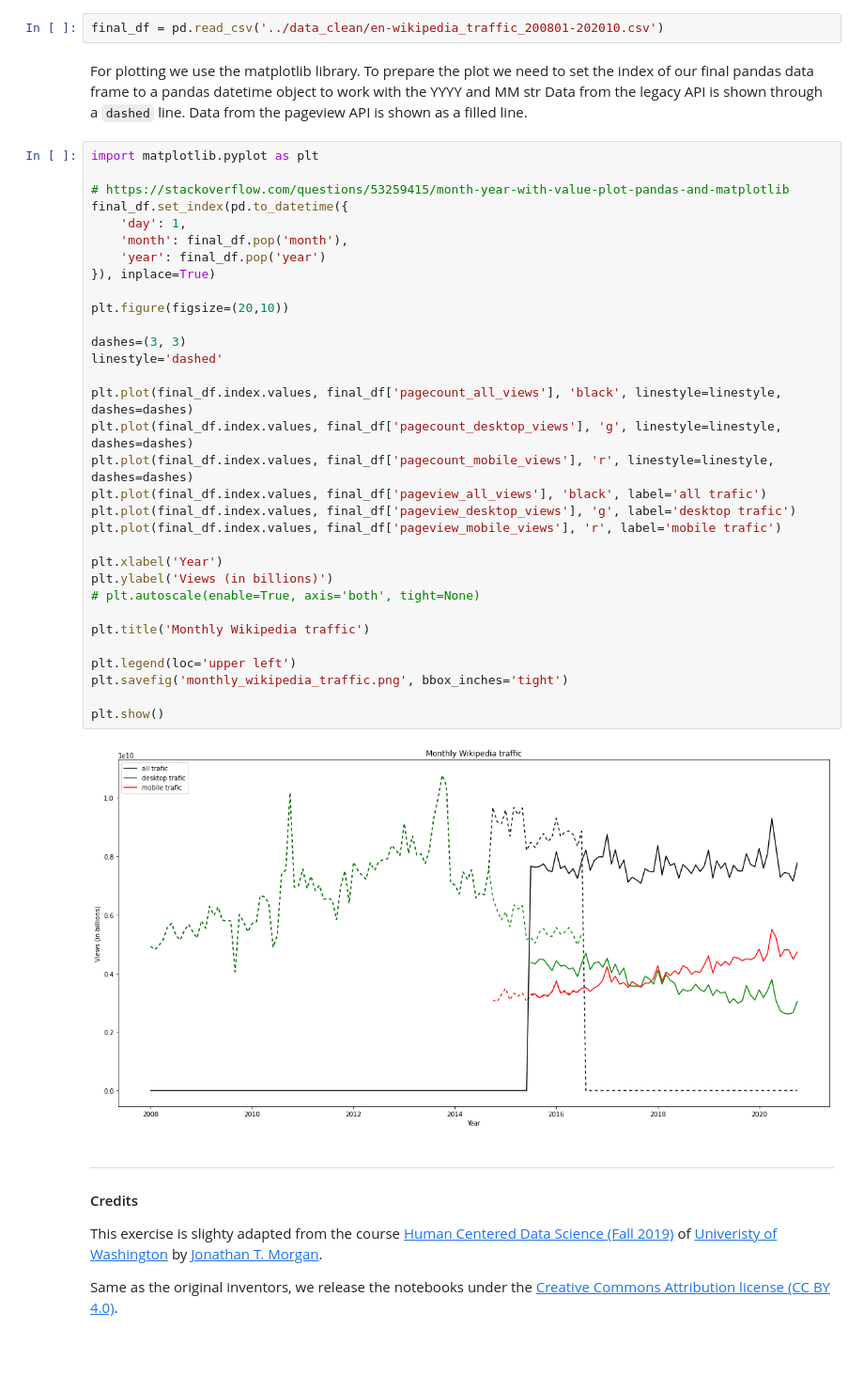
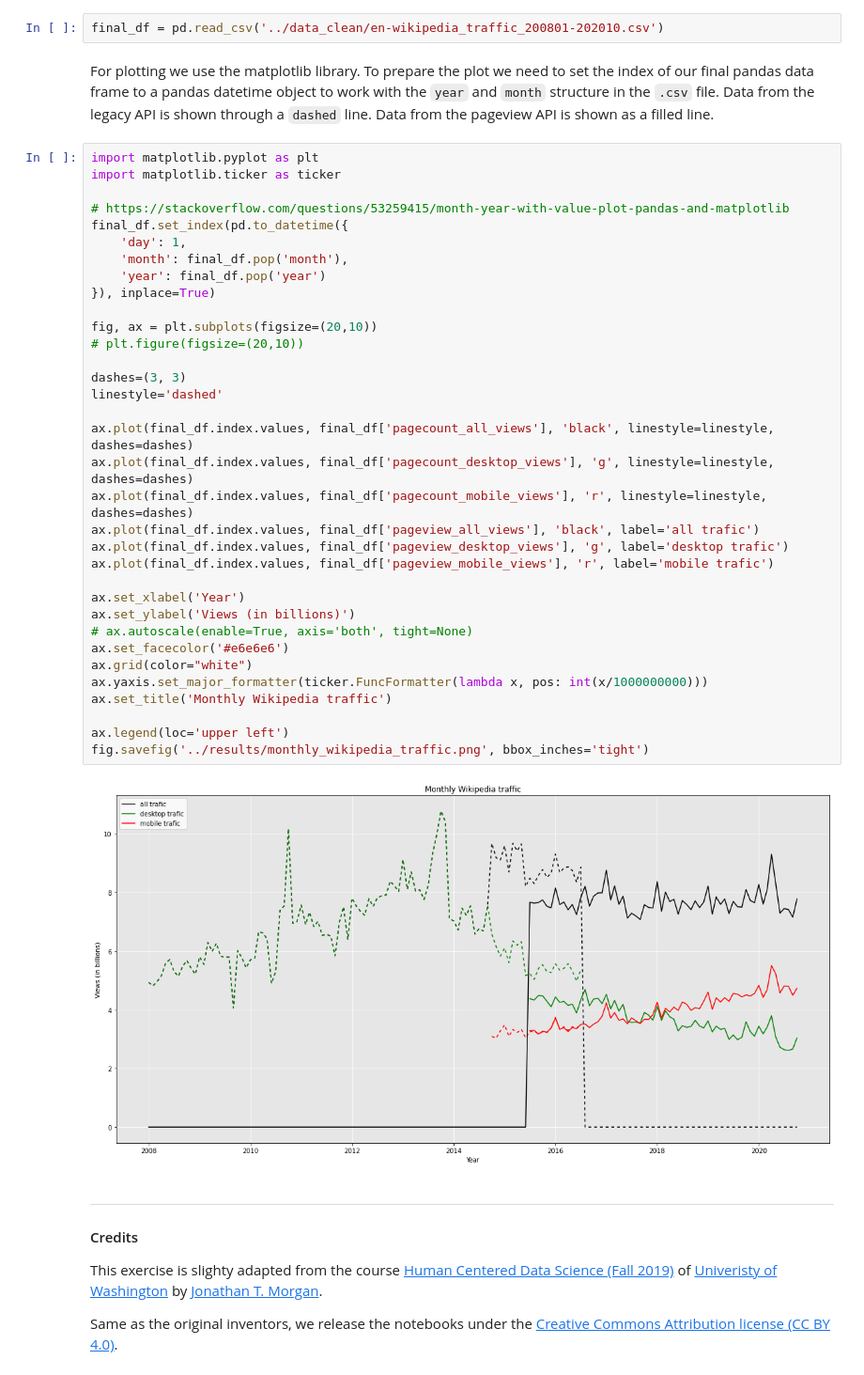
Before and after one commit to Arne117/A2-hcds-hcc-FU-WS_20, a Jupyter notebook: src/A2_ReproducibilityWorkflow.ipynb, the cells around one changed output. Shown: that part at 94% size. Drawn from its saved outputs; the diff is of its cells as text; blank space fills up the shorter version.

```diff
--- a/src/A2_ReproducibilityWorkflow.ipynb
+++ b/src/A2_ReproducibilityWorkflow.ipynb
@@ -179,43 +179,45 @@ First we load our data frame from the `.csv` file again:
 final_df = pd.read_csv('../data_clean/en-wikipedia_traffic_200801-202010.csv')
 # %% [markdown]
 For plotting we use the matplotlib library.
-To prepare the plot we need to set the index of our final pandas data frame to a pandas datetime object to work with the YYYY and MM str
+To prepare the plot we need to set the index of our final pandas data frame to a pandas datetime object to work with the `year` and `month` structure in the `.csv` file.
 Data from the legacy API is shown through a `dashed` line.
 Data from the pageview API is shown as a filled line.
 # %%
 import matplotlib.pyplot as plt
+import matplotlib.ticker as ticker
 
 # https://stackoverflow.com/questions/53259415/month-year-with-value-plot-pandas-and-matplotlib
 final_df.set_index(pd.to_datetime({
     'day': 1,
     'month': final_df.pop('month'),
     'year': final_df.pop('year')
 }), inplace=True)
 
-plt.figure(figsize=(20,10))
+fig, ax = plt.subplots(figsize=(20,10))
+# plt.figure(figsize=(20,10))
 
 dashes=(3, 3)
 linestyle='dashed'
 
-plt.plot(final_df.index.values, final_df['pagecount_all_views'], 'black', linestyle=linestyle, dashes=dashes)
-plt.plot(final_df.index.values, final_df['pagecount_desktop_views'], 'g', linestyle=linestyle, dashes=dashes)
-plt.plot(final_df.index.values, final_df['pagecount_mobile_views'], 'r', linestyle=linestyle, dashes=dashes)
-plt.plot(final_df.index.values, final_df['pageview_all_views'], 'black', label='all trafic')
-plt.plot(final_df.index.values, final_df['pageview_desktop_views'], 'g', label='desktop trafic')
-plt.plot(final_df.index.values, final_df['pageview_mobile_views'], 'r', label='mobile trafic')
+ax.plot(final_df.index.values, final_df['pagecount_all_views'], 'black', linestyle=linestyle, dashes=dashes)
+ax.plot(final_df.index.values, final_df['pagecount_desktop_views'], 'g', linestyle=linestyle, dashes=dashes)
+ax.plot(final_df.index.values, final_df['pagecount_mobile_views'], 'r', linestyle=linestyle, dashes=dashes)
+ax.plot(final_df.index.values, final_df['pageview_all_views'], 'black', label='all trafic')
+ax.plot(final_df.index.values, final_df['pageview_desktop_views'], 'g', label='desktop trafic')
+ax.plot(final_df.index.values, final_df['pageview_mobile_views'], 'r', label='mobile trafic')
 
-plt.xlabel('Year')
-plt.ylabel('Views (in billions)')
-# plt.autoscale(enable=True, axis='both', tight=None)
+ax.set_xlabel('Year')
+ax.set_ylabel('Views (in billions)')
+# ax.autoscale(enable=True, axis='both', tight=None)
+ax.set_facecolor('#e6e6e6')
+ax.grid(color="white")
+ax.yaxis.set_major_formatter(ticker.FuncFormatter(lambda x, pos: int(x/1000000000)))
+ax.set_title('Monthly Wikipedia traffic')
 
-plt.title('Monthly Wikipedia traffic')
-
-plt.legend(loc='upper left')
-plt.savefig('monthly_wikipedia_traffic.png', bbox_inches='tight')
-
-plt.show()
+ax.legend(loc='upper left')
+fig.savefig('../results/monthly_wikipedia_traffic.png', bbox_inches='tight')
 # %% [output]
-[figure, old version]
+[figure, new version]
 # %% [markdown]
 ***
 
```
Also changed, not shown: 1 other file.
